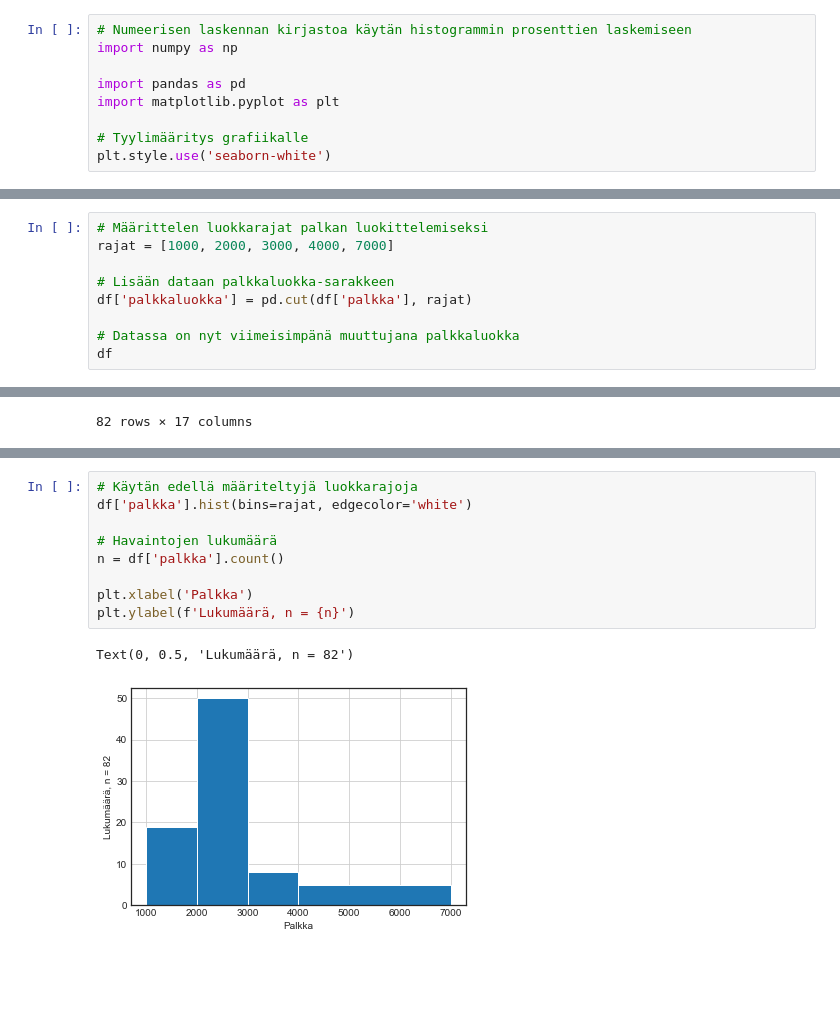
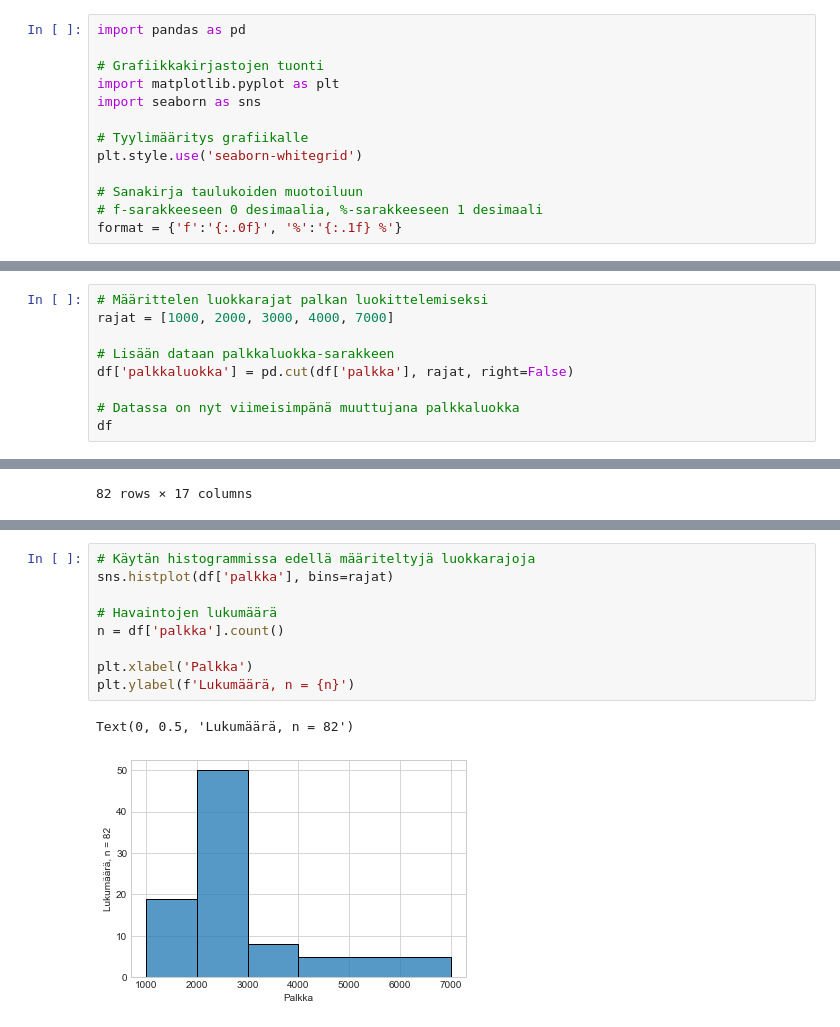
Before and after one commit to taanila/kuvaileva, a Jupyter notebook: luokiteltu_jakauma.ipynb, the cells around one changed output, grey strips where cells are left out. Drawn from its saved outputs; the diff is of its cells as text; blank space fills up the shorter version.

```diff
--- a/luokiteltu_jakauma.ipynb
+++ b/luokiteltu_jakauma.ipynb
@@ -7,15 +7,19 @@ Päivitetty 2022-03-17 19:59:29.941071
 # Luokiteltu jakauma
 
 Määrällisen muuttujan jakaumaan tutustun luokitellun jakauman avulla. Luokitellun jakauman voin esittää frekvenssitaulukkona tai histogrammina.
-# %%
-# Numeerisen laskennan kirjastoa käytän histogrammin prosenttien laskemiseen
-import numpy as np
-
-import pandas as pd
-import matplotlib.pyplot as plt
-
-# Tyylimääritys grafiikalle
-plt.style.use('seaborn-white')
+# %%
+import pandas as pd
+
+# Grafiikkakirjastojen tuonti
+import matplotlib.pyplot as plt
+import seaborn as sns
+
+# Tyylimääritys grafiikalle
+plt.style.use('seaborn-whitegrid')
+
+# Sanakirja taulukoiden muotoiluun
+# f-sarakkeeseen 0 desimaalia, %-sarakkeeseen 1 desimaali
+format = {'f':'{:.0f}', '%':'{:.1f} %'}
 # %%
 df = pd.read_excel('https://taanila.fi/data1.xlsx')
 df
@@ -38,7 +46,7 @@ df
 rajat = [1000, 2000, 3000, 4000, 7000]
 
 # Lisään dataan palkkaluokka-sarakkeen
-df['palkkaluokka'] = pd.cut(df['palkka'], rajat)
+df['palkkaluokka'] = pd.cut(df['palkka'], rajat, right=False)
 
 # Datassa on nyt viimeisimpänä muuttujana palkkaluokka
 df
@@ -94,12 +100,12 @@ Histogrammi on nopein keino luokitellun jakauman tarkasteluun. Histogrammia vart
 # %%
-# Käytän edellä määriteltyjä luokkarajoja
-df['palkka'].hist(bins=rajat, edgecolor='white')
+# Käytän histogrammissa edellä määriteltyjä luokkarajoja
+sns.histplot(df['palkka'], bins=rajat)
 
 # Havaintojen lukumäärä
 n = df['palkka'].count()
 
 plt.xlabel('Palkka')
 plt.ylabel(f'Lukumäärä, n = {n}')
 # %% [output]
 Text(0, 0.5, 'Lukumäärä, n = 82')
-[figure, old version]
+[figure, new version]
```
Also changed, not shown: parts of 8 cells of this notebook.
